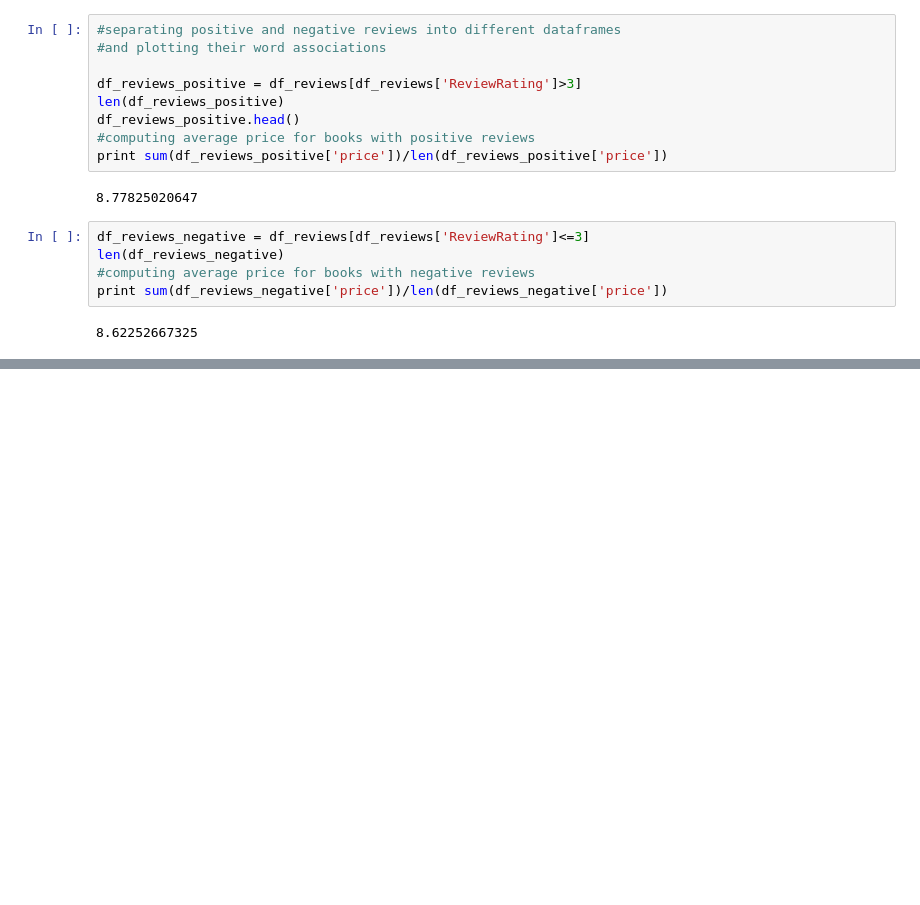
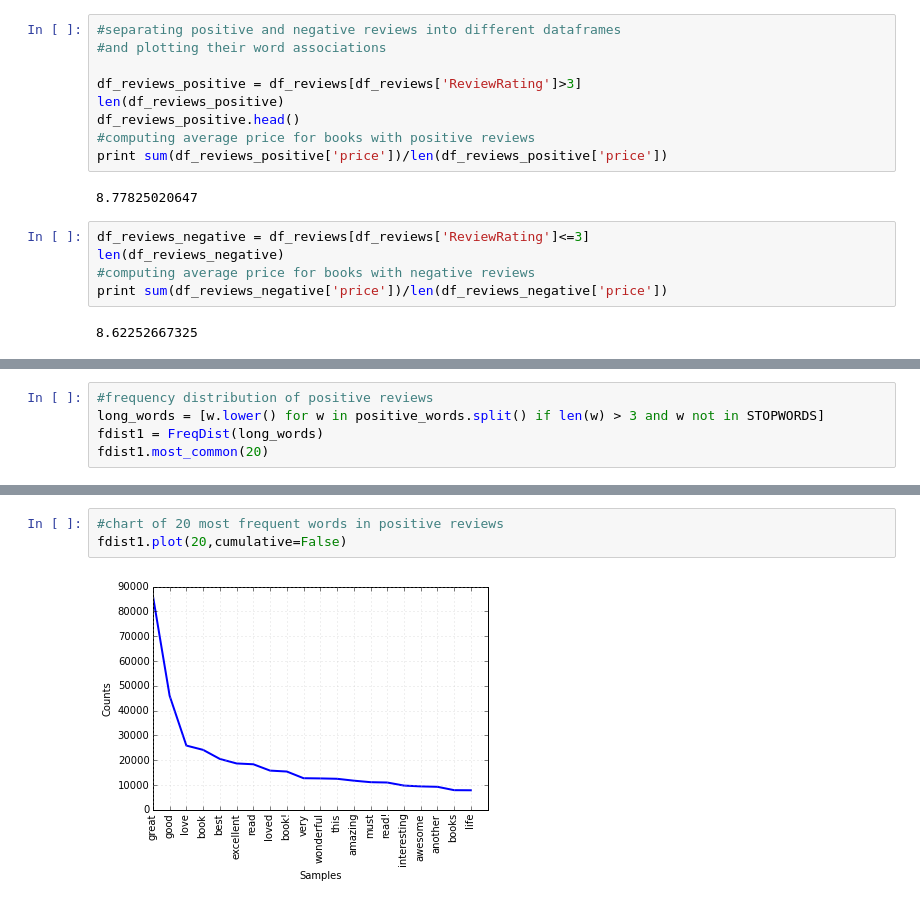
Before and after one commit to hmallajosyula/Amazon-Recommender-System, a Jupyter notebook: Capstone.ipynb, the cells around one changed output, grey strips where cells are left out. Drawn from its saved outputs; the diff is of its cells as text; blank space fills up the shorter version.

```diff
--- a/Capstone.ipynb
+++ b/Capstone.ipynb
@@ -269,0 +275,5 @@ plt.show()
+# %%
+#frequency distribution of positive reviews
+long_words = [w.lower() for w in positive_words.split() if len(w) > 3 and w not in STOPWORDS]
+fdist1 = FreqDist(long_words)
+fdist1.most_common(20)
@@ -269,0 +301,5 @@ plt.show()
+# %%
+#chart of 20 most frequent words in positive reviews
+fdist1.plot(20,cumulative=False)
+# %% [output]
+[figure, added]
```
Also changed, not shown: parts of 10 cells of this notebook.
